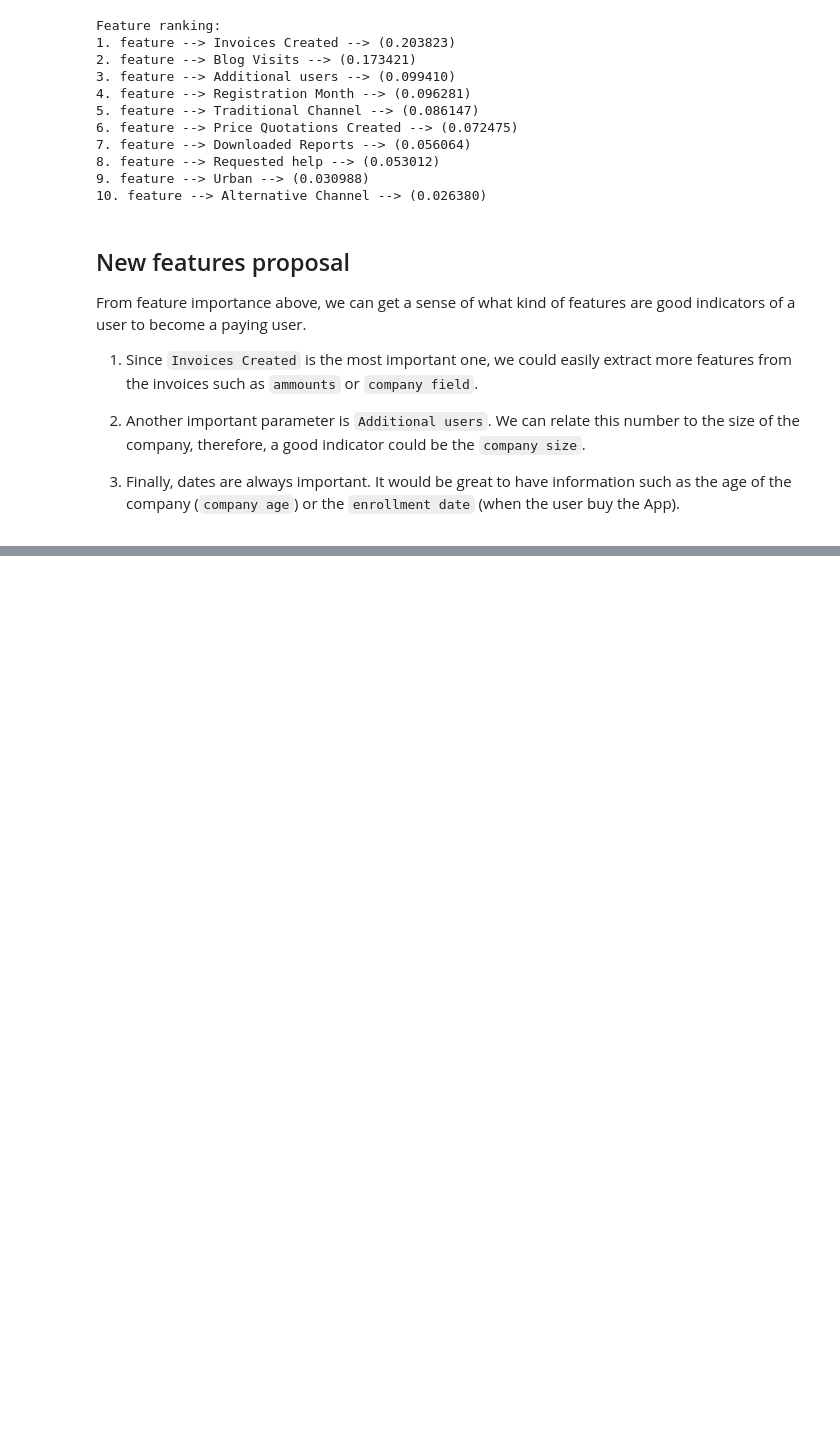
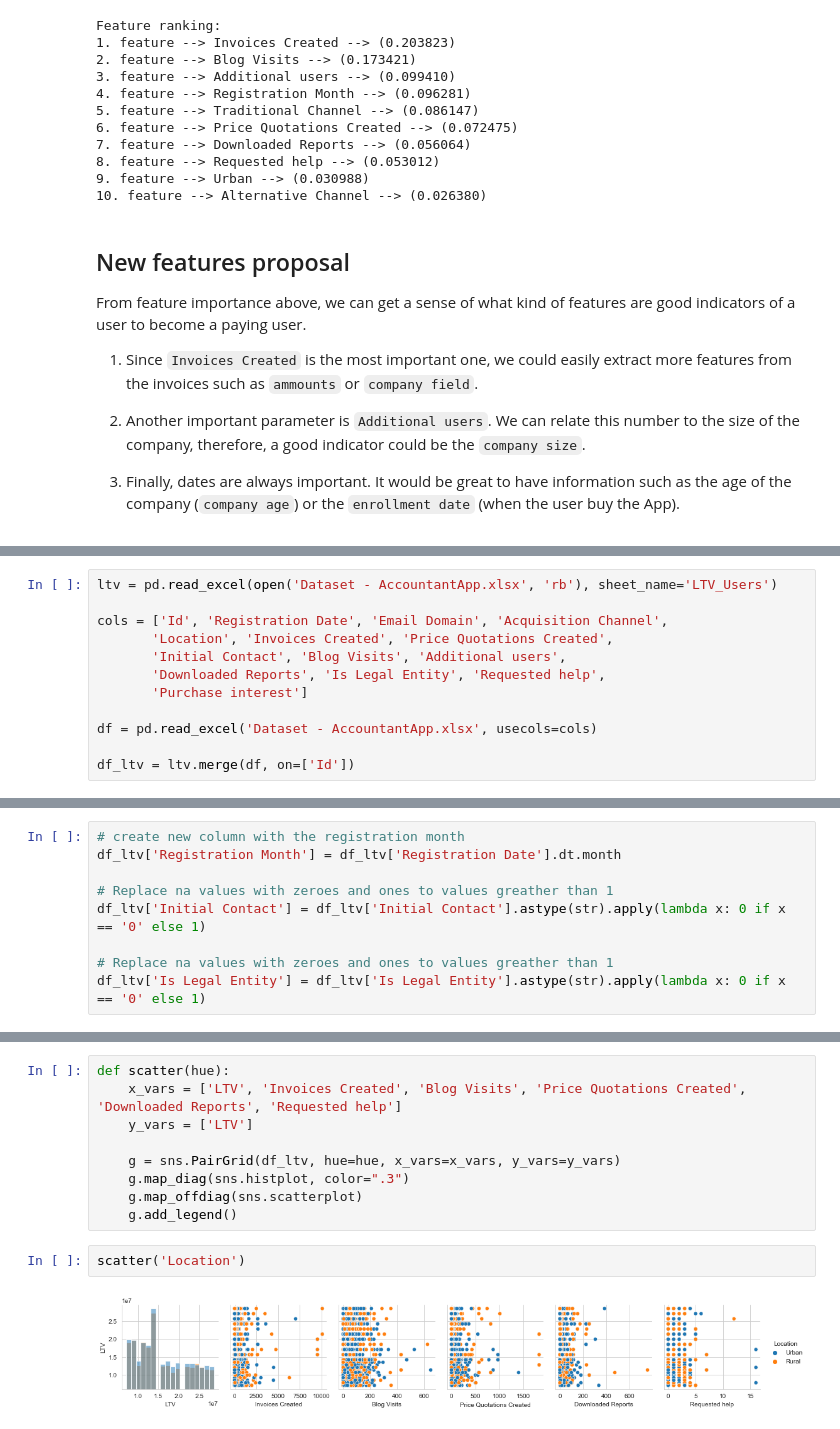
Before and after one commit to qmxp55/onboard_prediction_model, a Jupyter notebook: main.ipynb, the cells around one changed output, grey strips where cells are left out. Saved outputs shown, nothing was run; the diff lists cells and outputs as text; blank space fills up the shorter version.

```diff
--- a/main.ipynb
+++ b/main.ipynb
@@ -442,0 +451,12 @@ From feature importance above, we can get a sense of what kind of features are g
+# %%
+ltv = pd.read_excel(open('Dataset - AccountantApp.xlsx', 'rb'), sheet_name='LTV_Users')
+
+cols = ['Id', 'Registration Date', 'Email Domain', 'Acquisition Channel',
+       'Location', 'Invoices Created', 'Price Quotations Created',
+       'Initial Contact', 'Blog Visits', 'Additional users',
+       'Downloaded Reports', 'Is Legal Entity', 'Requested help',
+       'Purchase interest']
+
+df = pd.read_excel('Dataset - AccountantApp.xlsx', usecols=cols)
+
+df_ltv = ltv.merge(df, on=['Id'])
@@ -442,0 +474,9 @@ From feature importance above, we can get a sense of what kind of features are g
+# %%
+# create new column with the registration month
+df_ltv['Registration Month'] = df_ltv['Registration Date'].dt.month
+
+# Replace na values with zeroes and ones to values greather than 1
+df_ltv['Initial Contact'] = df_ltv['Initial Contact'].astype(str).apply(lambda x: 0 if x == '0' else 1)
+
+# Replace na values with zeroes and ones to values greather than 1
+df_ltv['Is Legal Entity'] = df_ltv['Is Legal Entity'].astype(str).apply(lambda x: 0 if x == '0' else 1)
@@ -442,0 +497,13 @@ From feature importance above, we can get a sense of what kind of features are g
+# %%
+def scatter(hue):
+    x_vars = ['LTV', 'Invoices Created', 'Blog Visits', 'Price Quotations Created', 'Downloaded Reports', 'Requested help']
+    y_vars = ['LTV']
+
+    g = sns.PairGrid(df_ltv, hue=hue, x_vars=x_vars, y_vars=y_vars)
+    g.map_diag(sns.histplot, color=".3")
+    g.map_offdiag(sns.scatterplot)
+    g.add_legend()
+# %%
+scatter('Location')
+# %% [output]
+[figure, added]
```
Also changed, not shown: parts of 18 cells of this notebook, 2 other files.
